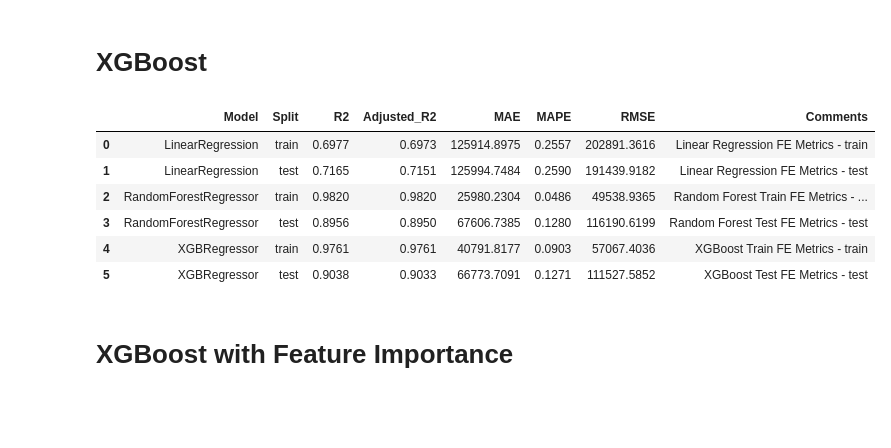
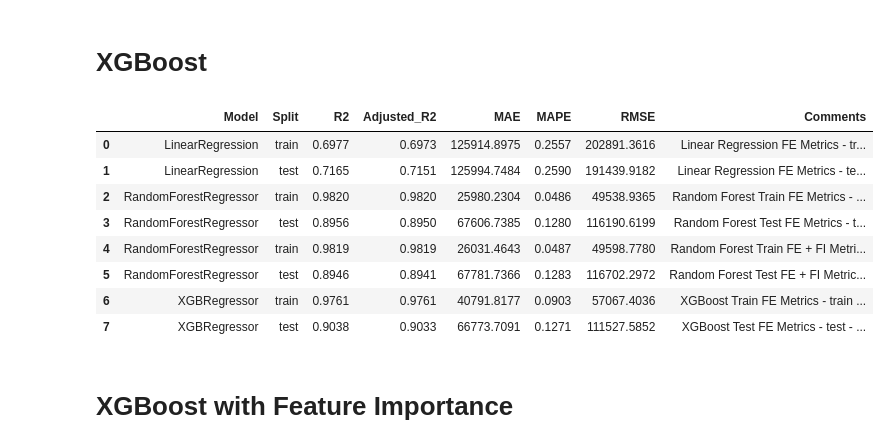
Before and after one commit to sheetansh/IronKaggle_DSML, a Jupyter notebook: Ironkaggle_FeatureEngineering.ipynb, the cells around one changed output. Saved outputs shown, nothing was run; the diff lists cells and outputs as text; code cells hidden in the pictures; blank space fills up the shorter version.

Commit message:
updated metrics

```diff
--- a/Ironkaggle_FeatureEngineering.ipynb
+++ b/Ironkaggle_FeatureEngineering.ipynb
@@ -571,8 +571,8 @@ for feat, coef in feature_importance:
 
 metrics_df = create_metrics_df()
 
-metrics_df = add_new_metrics(metrics_df,LinReg, X_train, y_train, split="train", comments="Linear Regression FE Metrics - train")
-metrics_df = add_new_metrics(metrics_df,LinReg, X_test, y_test, split="test", comments="Linear Regression FE Metrics - test")
+metrics_df = add_new_metrics(metrics_df,LinReg, X_train, y_train, split="train", comments="Linear Regression FE Metrics - train - dropped features: date, id, yr_built, year_sold, month_sold")
+metrics_df = add_new_metrics(metrics_df,LinReg, X_test, y_test, split="test", comments="Linear Regression FE Metrics - test - dropped features: date, id, yr_built, year_sold, month_sold")
 
 metrics_df
 # %% [output]
@@ -649,8 +649,8 @@ print(f"Actual Value: {y_test.iloc[0]:.2f}")
 
 
 
-metrics_df = add_new_metrics(metrics_df, rf_regressor, X_train, y_train, split="train", comments="Random Forest Train FE Metrics - train")
-metrics_df = add_new_metrics(metrics_df,rf_regressor, X_test, y_test, split="test", comments="Random Forest Test FE Metrics - test")
+metrics_df = add_new_metrics(metrics_df, rf_regressor, X_train, y_train, split="train", comments="Random Forest Train FE Metrics - train - dropped features: date, id, yr_built, year_sold, month_sold")
+metrics_df = add_new_metrics(metrics_df,rf_regressor, X_test, y_test, split="test", comments="Random Forest Test FE Metrics - test - dropped features: date, id, yr_built, year_sold, month_sold")
 
 metrics_df
 # %% [output]
@@ -697,6 +697,9 @@ X does not have valid feature names, but RandomForestRegressor was fitted with f
 features = X_train.columns
 coefs_rf = pd.Series(np.abs(rf_regressor.feature_importances_), features).sort_values(ascending=False)
 
+metrics_df = add_new_metrics(metrics_df, rf_regressor, X_train, y_train, split="train", comments="Random Forest Train FE + FI  Metrics - train - dropped features: date, id, yr_built, year_sold, month_sold")
+metrics_df = add_new_metrics(metrics_df,rf_regressor, X_test, y_test, split="test", comments="Random Forest Test FE + FI Metrics - test - dropped features: date, id, yr_built, year_sold, month_sold")
+
 coefs_rf
 # %% [output]
 grade                    0.313535
@@ -726,24 +729,26 @@ coefs_rf.plot(kind='bar', title='Random Forest Coefficients')
 # %%
 xgb_regressor = xgb.XGBRegressor(n_estimators=100, random_state=seed)
 
 xgb_regressor.fit(X_train, y_train)
 
-metrics_df = add_new_metrics(metrics_df, xgb_regressor, X_train, y_train, split="train", comments="XGBoost Train FE Metrics - train")
-metrics_df = add_new_metrics(metrics_df, xgb_regressor, X_test, y_test, split="test", comments="XGBoost Test FE Metrics - test")
+metrics_df = add_new_metrics(metrics_df, xgb_regressor, X_train, y_train, split="train", comments="XGBoost Train FE Metrics - train - dropped features - date, id, yr_built, year_sold, month_sold")
+metrics_df = add_new_metrics(metrics_df, xgb_regressor, X_test, y_test, split="test", comments="XGBoost Test FE Metrics - test - dropped features - date, id, yr_built, year_sold, month_sold")
 
 metrics_df
 
 metrics_df.to_csv("ModelMetrics_FE.csv", index=False)
 
 metrics_df
 # %% [output]
 |  | Model | Split | R2 | Adjusted_R2 | MAE | MAPE | RMSE | Comments |
-| 0 | LinearRegression | train | 0.6977 | 0.6973 | 125914.8975 | 0.2557 | 202891.3616 | Linear Regression FE Metrics - train |
-| 1 | LinearRegression | test | 0.7165 | 0.7151 | 125994.7484 | 0.2590 | 191439.9182 | Linear Regression FE Metrics - test |
+| 0 | LinearRegression | train | 0.6977 | 0.6973 | 125914.8975 | 0.2557 | 202891.3616 | Linear Regression FE Metrics - tr... |
+| 1 | LinearRegression | test | 0.7165 | 0.7151 | 125994.7484 | 0.2590 | 191439.9182 | Linear Regression FE Metrics - te... |
 | 2 | RandomForestRegressor | train | 0.9820 | 0.9820 | 25980.2304 | 0.0486 | 49538.9365 | Random Forest Train FE Metrics - ... |
-| 3 | RandomForestRegressor | test | 0.8956 | 0.8950 | 67606.7385 | 0.1280 | 116190.6199 | Random Forest Test FE Metrics - test |
-| 4 | XGBRegressor | train | 0.9761 | 0.9761 | 40791.8177 | 0.0903 | 57067.4036 | XGBoost Train FE Metrics - train |
-| 5 | XGBRegressor | test | 0.9038 | 0.9033 | 66773.7091 | 0.1271 | 111527.5852 | XGBoost Test FE Metrics - test |
+| 3 | RandomForestRegressor | test | 0.8956 | 0.8950 | 67606.7385 | 0.1280 | 116190.6199 | Random Forest Test FE Metrics - t... |
+| 4 | RandomForestRegressor | train | 0.9819 | 0.9819 | 26031.4643 | 0.0487 | 49598.7780 | Random Forest Train FE + FI Metri... |
+| 5 | RandomForestRegressor | test | 0.8946 | 0.8941 | 67781.7366 | 0.1283 | 116702.2972 | Random Forest Test FE + FI Metric... |
+| 6 | XGBRegressor | train | 0.9761 | 0.9761 | 40791.8177 | 0.0903 | 57067.4036 | XGBoost Train FE Metrics - train ... |
+| 7 | XGBRegressor | test | 0.9038 | 0.9033 | 66773.7091 | 0.1271 | 111527.5852 | XGBoost Test FE Metrics - test - ... |
 # %% [markdown]
 # XGBoost with Feature Importance
 # %%
```
Also changed, not shown: parts of 4 cells of this notebook, 1 other file.
